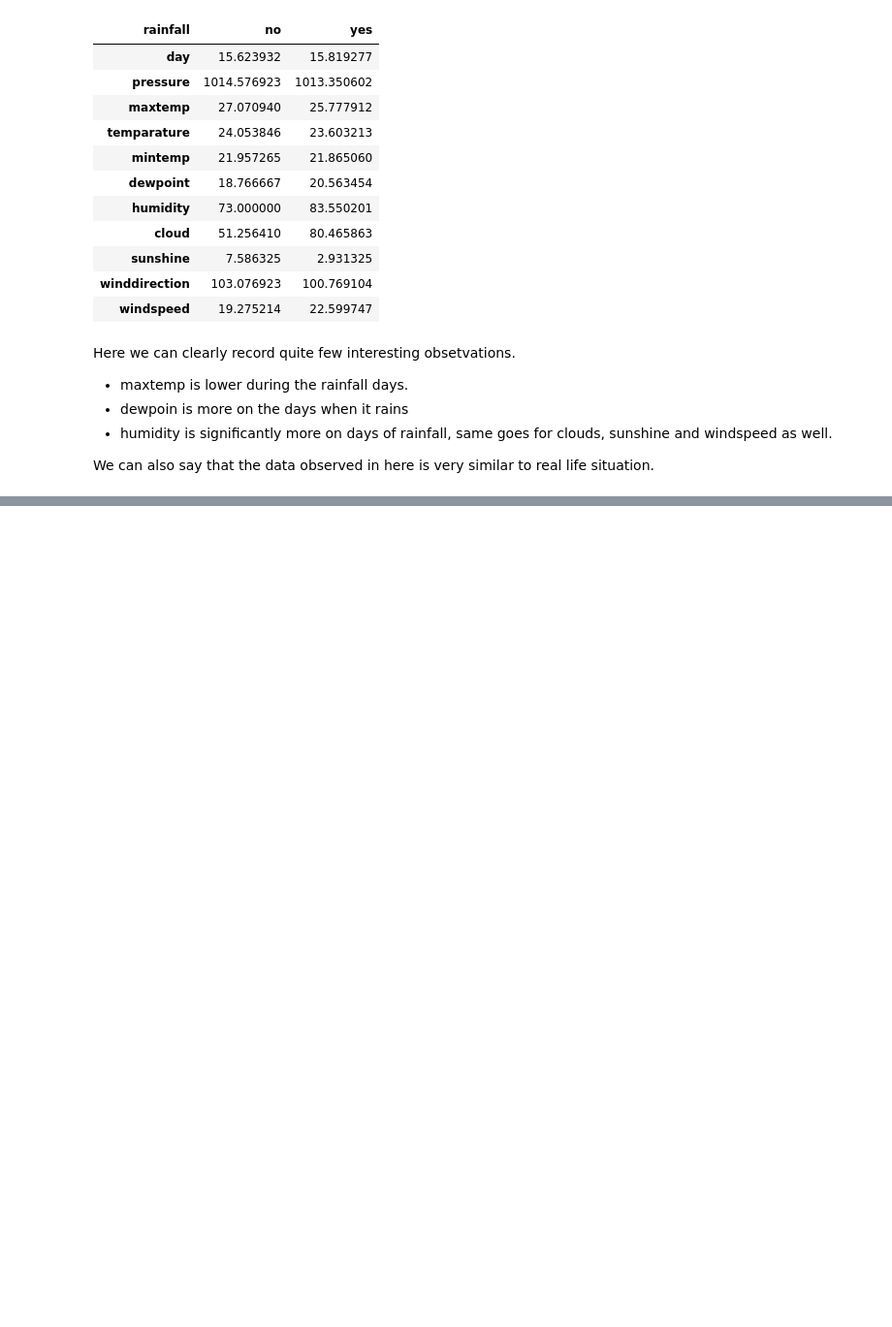
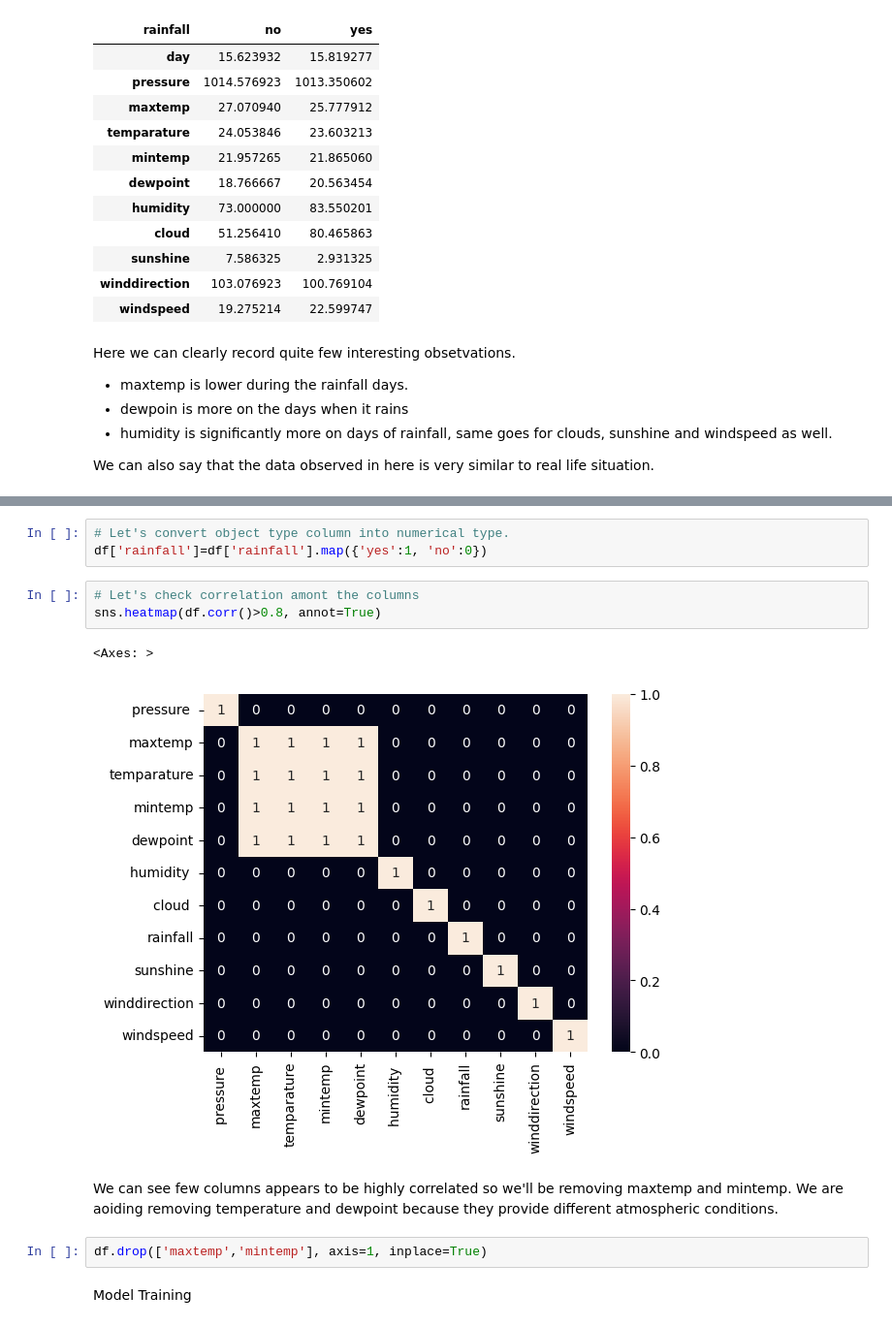
Before and after one commit to rizz045/Rainfall-Prediction-using-Machine-Learning, a Jupyter notebook: Rainfall_Prediction_using_Machine_Learning.ipynb, the cells around one changed output, grey strips where cells are left out. Shown: that part at 97% size. Cells and saved outputs as stored; diff of their text form; blank space fills up the shorter version.

```diff
--- a/Rainfall_Prediction_using_Machine_Learning.ipynb
+++ b/Rainfall_Prediction_using_Machine_Learning.ipynb
@@ -147,0 +193,15 @@ We can also say that the data observed in here is very similar to real life situ
+# %%
+# Let's convert object type column into numerical type.
+df['rainfall']=df['rainfall'].map({'yes':1, 'no':0})
+# %%
+# Let's check correlation amont the columns
+sns.heatmap(df.corr()>0.8, annot=True)
+# %% [output]
+<Axes: >
+[figure, added]
+# %% [markdown]
+We can see few columns appears to be highly correlated so we'll be removing maxtemp and mintemp. We are aoiding removing temperature and dewpoint because they provide different atmospheric conditions.
+# %%
+df.drop(['maxtemp','mintemp'], axis=1, inplace=True)
+# %% [markdown]
+Model Training
```
Also changed, not shown: parts of 9 cells of this notebook.
